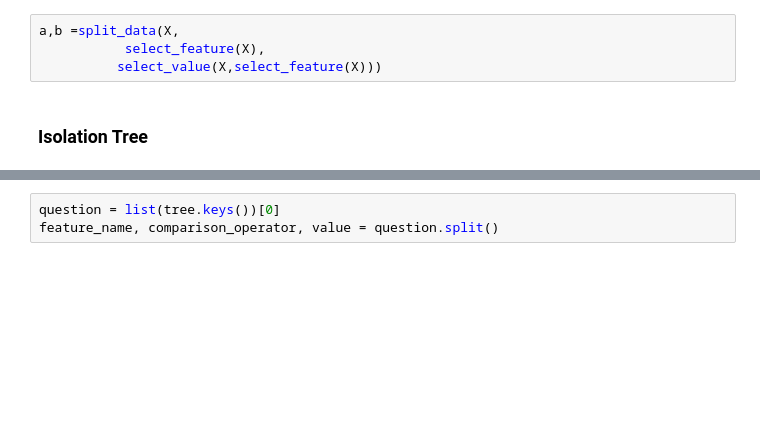
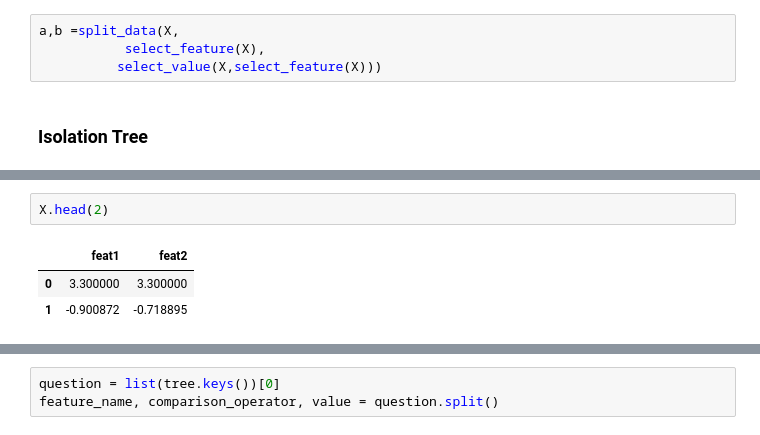
Before and after one commit to cmougan/IsolationForest, a Jupyter notebook: IsolationForest.ipynb, the cells around one changed output, grey strips where cells are left out. Cells and saved outputs as stored; diff of their text form; blank space fills up the shorter version.

```diff
--- a/IsolationForest.ipynb
+++ b/IsolationForest.ipynb
@@ -158,3 +215,9 @@ pprint(tree)
+# %%
+X.head(2)
+# %% [output]
+|  | feat1 | feat2 |
+| 0 | 3.300000 | 3.300000 |
+| 1 | -0.900872 | -0.718895 |
 # %%
 tree.values()
 # %% [output]
```
Also changed, not shown: parts of 17 cells of this notebook, 3 other files.
